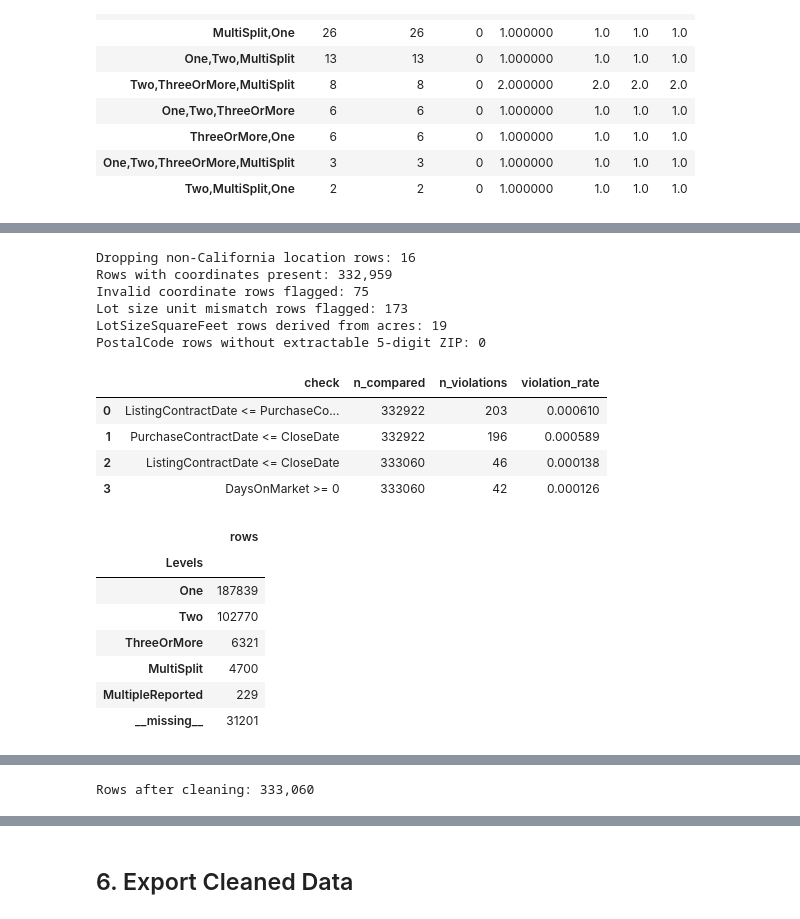
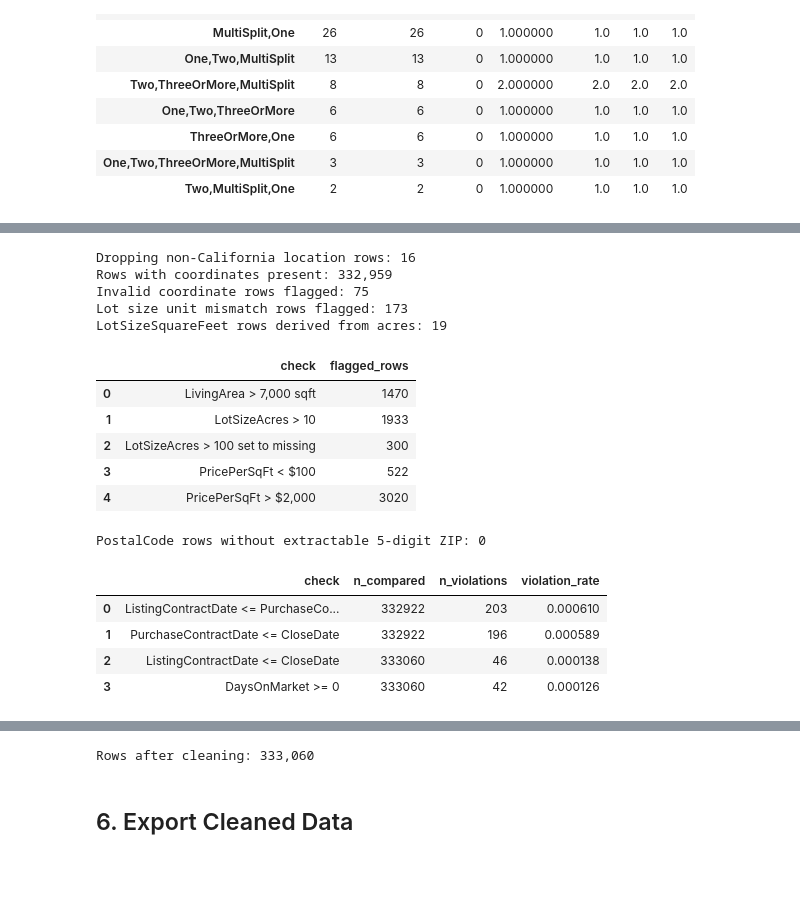
Before and after one commit to syp4137/idx-california-price-prediction, a Jupyter notebook: notebooks/02_preprocessing.ipynb, the cells around one changed output, grey strips where cells are left out. Drawn from its saved outputs; the diff is of its cells as text; code cells hidden in the pictures; blank space fills up the shorter version.

Commit message:
Update Lotsize sanity check

```diff
--- a/notebooks/02_preprocessing.ipynb
+++ b/notebooks/02_preprocessing.ipynb
@@ -410,6 +447,46 @@ if {"LotSizeAcres", "LotSizeSquareFeet"}.issubset(clean_df.columns):
 
     print(f"Lot size unit mismatch rows flagged: {int(lot_size_mismatch.sum()):,}")
     print(f"LotSizeSquareFeet rows derived from acres: {int(missing_sqft_with_acres.sum()):,}")
+
+# 5b. Numeric sanity flags for large homes, large lots, and target-based price-per-square-foot diagnostics.
+# PricePerSqFt uses ClosePrice, so it is kept for cleaning diagnostics only and must not be used as a model feature.
+clean_df["large_home_gt_7000_sqft_flag"] = 0
+clean_df["large_lot_gt_10_acres_flag"] = 0
+clean_df["extreme_lot_gt_100_acres_flag"] = 0
+clean_df["price_per_sqft_low_flag"] = 0
+clean_df["price_per_sqft_high_flag"] = 0
+
+if "LivingArea" in clean_df.columns:
+    clean_df["large_home_gt_7000_sqft_flag"] = clean_df["LivingArea"].gt(7000).fillna(False).astype(int)
+    clean_df.loc[clean_df["LivingArea"].gt(15000).fillna(False), "LivingArea"] = np.nan
+
+if "LotSizeAcres" in clean_df.columns:
+    clean_df["large_lot_gt_10_acres_flag"] = clean_df["LotSizeAcres"].gt(10).fillna(False).astype(int)
+    extreme_lot = clean_df["LotSizeAcres"].gt(100).fillna(False)
+    clean_df["extreme_lot_gt_100_acres_flag"] = extreme_lot.astype(int)
+    clean_df.loc[extreme_lot, "LotSizeAcres"] = np.nan
+    if "LotSizeSquareFeet" in clean_df.columns:
+        clean_df.loc[extreme_lot, "LotSizeSquareFeet"] = np.nan
+
+if {target, "LivingArea"}.issubset(clean_df.columns):
+    clean_df["PricePerSqFt_sanity_check"] = np.where(
+        clean_df[target].gt(0) & clean_df["LivingArea"].gt(0),
+        clean_df[target] / clean_df["LivingArea"],
+        np.nan,
+    )
+    clean_df["price_per_sqft_low_flag"] = clean_df["PricePerSqFt_sanity_check"].lt(100).fillna(False).astype(int)
+    clean_df["price_per_sqft_high_flag"] = clean_df["PricePerSqFt_sanity_check"].gt(2000).fillna(False).astype(int)
+else:
+    clean_df["PricePerSqFt_sanity_check"] = np.nan
+
+numeric_sanity_summary = pd.DataFrame([
+    {"check": "LivingArea > 7,000 sqft", "flagged_rows": int(clean_df["large_home_gt_7000_sqft_flag"].sum())},
+    {"check": "LotSizeAcres > 10", "flagged_rows": int(clean_df["large_lot_gt_10_acres_flag"].sum())},
+    {"check": "LotSizeAcres > 100 set to missing", "flagged_rows": int(clean_df["extreme_lot_gt_100_acres_flag"].sum())},
+    {"check": "PricePerSqFt < $100", "flagged_rows": int(clean_df["price_per_sqft_low_flag"].sum())},
+    {"check": "PricePerSqFt > $2,000", "flagged_rows": int(clean_df["price_per_sqft_high_flag"].sum())},
+])
+display(numeric_sanity_summary)
 
 # 6. PostalCode standardization: use only the first 5-digit ZIP for modeling.
 if "PostalCode" in clean_df.columns:
@@ -556,44 +633,42 @@ if "Flooring" in clean_df.columns:
     for material in flooring_materials:
         clean_df[f"Flooring_{material}"] = flooring_token_sets.apply(lambda tokens, material=material: int(material in tokens))
 
     clean_df["Flooring_SeeRemarks"] = flooring_token_sets.apply(lambda tokens: int("SeeRemarks" in tokens))
     clean_df["Flooring_missing"] = flooring_raw.eq("__missing__").astype(int)
     clean_df["Flooring_material_count"] = clean_df[[f"Flooring_{material}" for material in flooring_materials]].sum(axis=1)
     clean_df["Flooring_multiple_materials_flag"] = clean_df["Flooring_material_count"].gt(1).astype(int)
 
     flooring_expected_tokens = set(flooring_materials + ["SeeRemarks"])
     flooring_unexpected_tokens = sorted(set().union(*flooring_token_sets) - flooring_expected_tokens) if len(flooring_token_sets) else []
     if flooring_unexpected_tokens:
         print(f"Unexpected Flooring tokens: {flooring_unexpected_tokens}")
 
     numeric_cols = numeric_cols + ["Flooring_material_count"]
     boolean_cols = boolean_cols + flooring_indicator_cols + ["Flooring_multiple_materials_flag"]
     clean_df = clean_df.drop(columns=["Flooring"])
 
 cleaning_summary = pd.DataFrame({
     "column": numeric_cols + boolean_cols + categorical_cols,
     "missing_rate_after_cleaning": clean_df[numeric_cols + boolean_cols + categorical_cols].isna().mean().values,
 })
 
 display(cleaning_summary.sort_values("missing_rate_after_cleaning", ascending=False))
 print(f"Rows after cleaning: {len(clean_df):,}")
 # %% [output]
 Dropping non-California location rows: 16
 Rows with coordinates present: 332,959
 Invalid coordinate rows flagged: 75
 Lot size unit mismatch rows flagged: 173
 LotSizeSquareFeet rows derived from acres: 19
-PostalCode rows without extractable 5-digit ZIP: 0
-|  | check | n_compared | n_violations | violation_rate |
-| 0 | ListingContractDate <= PurchaseCo... | 332922 | 203 | 0.000610 |
-| 1 | PurchaseContractDate <= CloseDate | 332922 | 196 | 0.000589 |
-| 2 | ListingContractDate <= CloseDate | 333060 | 46 | 0.000138 |
-| 3 | DaysOnMarket >= 0 | 333060 | 42 | 0.000126 |
+|  | check | flagged_rows |
+| 0 | LivingArea > 7,000 sqft | 1470 |
+| 1 | LotSizeAcres > 10 | 1933 |
+| 2 | LotSizeAcres > 100 set to missing | 300 |
+| 3 | PricePerSqFt < $100 | 522 |
+| 4 | PricePerSqFt > $2,000 | 3020 |
+PostalCode rows without extractable 5-digit ZIP: 0
-|  | rows |
-| Levels |  |
-| One | 187839 |
-| Two | 102770 |
-| ThreeOrMore | 6321 |
-| MultiSplit | 4700 |
-| MultipleReported | 229 |
-| __missing__ | 31201 |
+|  | check | n_compared | n_violations | violation_rate |
+| 0 | ListingContractDate <= PurchaseCo... | 332922 | 203 | 0.000610 |
+| 1 | PurchaseContractDate <= CloseDate | 332922 | 196 | 0.000589 |
+| 2 | ListingContractDate <= CloseDate | 333060 | 46 | 0.000138 |
+| 3 | DaysOnMarket >= 0 | 333060 | 42 | 0.000126 |
@@ -617 +682,0 @@ PostalCode rows without extractable 5-digit ZIP: 0
-Rows after cleaning: 333,060
@@ -618,3 +700,4 @@ Rows after cleaning: 333,060
+Rows after cleaning: 333,060
 # %% [markdown]
 ## 6. Export Cleaned Data
 # %%
```
Also changed, not shown: parts of 10 cells of this notebook, 1 other file.
